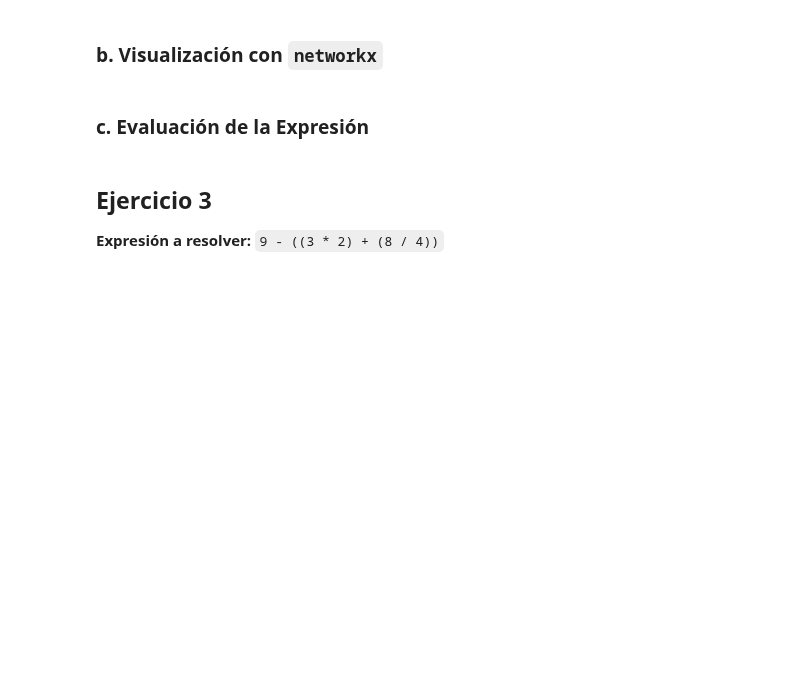
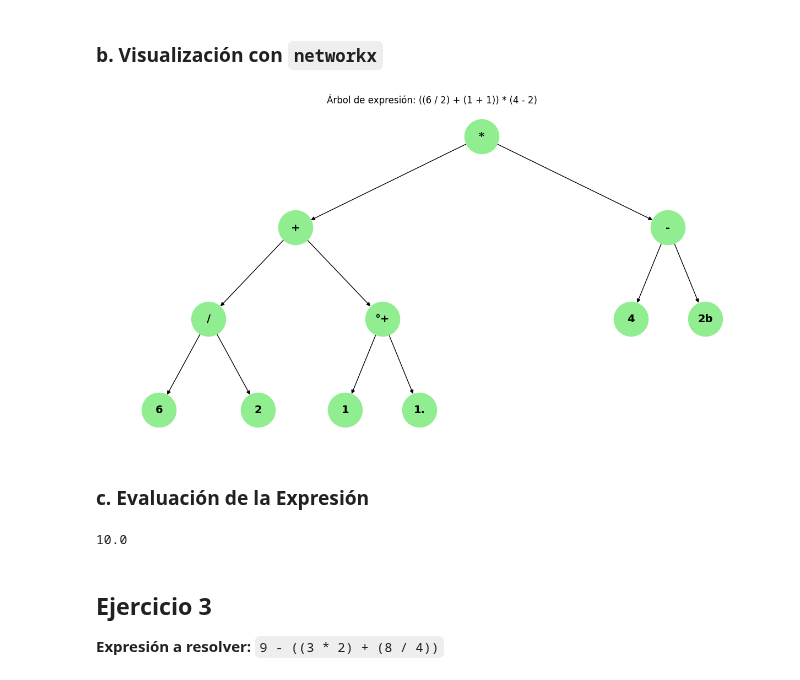
Before and after one commit to Rudepro/Programacion-IV, a Jupyter notebook: Semana VIII/Trabajo_Clase_Arboles_Expresion.ipynb, the cells around one changed output. Drawn from its saved outputs; the diff is of its cells as text; code cells hidden in the pictures; blank space fills up the shorter version.

```diff
--- a/Semana VIII/Trabajo_Clase_Arboles_Expresion.ipynb
+++ b/Semana VIII/Trabajo_Clase_Arboles_Expresion.ipynb
@@ -43,10 +129,71 @@ Construyendo el árbol...
 ### b. Visualización con `networkx`
 # %%
 # Escribe aquí el código para graficar el árbol
+import matplotlib.pyplot as plt
+import networkx as nx
+
+G = nx.DiGraph()
+
+edges = [
+    ('*', '+'),
+    ('*', '-'),
+    ('+', '/',),
+    ('+', '°+'),
+    ('/', '6'),
+    ('/', '2'),
+    ('°+', '1'),
+    ('°+', '1.'),
+    ('-', '4'),
+    ('-', '2b')
+]
+
+G.add_edges_from(edges)
+
+pos = {
+    '*': (0, 3),
+    '+': (-1.5, 2),
+    '-': (1.5, 2),
+    '/': (-2.2, 1),
+    '°+': (-0.8, 1),
+    '6': (-2.6, 0),
+    '2': (-1.8, 0),
+    '1': (-1.1, 0),
+    '1.': (-0.5, 0),
+    '4': (1.2, 1),
+    '2b': (1.8, 1)
+}
+
+plt.figure(figsize=(12, 6))
+nx.draw(G, pos, with_labels=True, node_color='lightgreen', node_size=2000,
+        font_size=14, font_weight='bold', arrows=True)
+plt.title("Árbol de expresión: ((6 / 2) + (1 + 1)) * (4 - 2)")
+plt.axis('off')
+plt.show()
+# %% [output]
+[figure, added]
 # %% [markdown]
 ### c. Evaluación de la Expresión
 # %%
 # Escribe aquí el código para evaluar la expresión
+def evaluar(nodo):
+    if isinstance(nodo.valor, int):
+        return nodo.valor
+    izq = evaluar(nodo.izq)
+    der = evaluar(nodo.der)
+    if nodo.valor == '+':
+        return izq + der
+    elif nodo.valor == '-':
+        return izq - der
+    elif nodo.valor == '*':
+        return izq * der
+    elif nodo.valor == '/':
+        return izq / der
+
+arbol = construir_arbol()
+resultado = evaluar(arbol)
+resultado
+# %% [output]
+10.0
 # %% [markdown]
 ## Ejercicio 3
 
```
Also changed, not shown: parts of 13 cells of this notebook, 2 other files.
